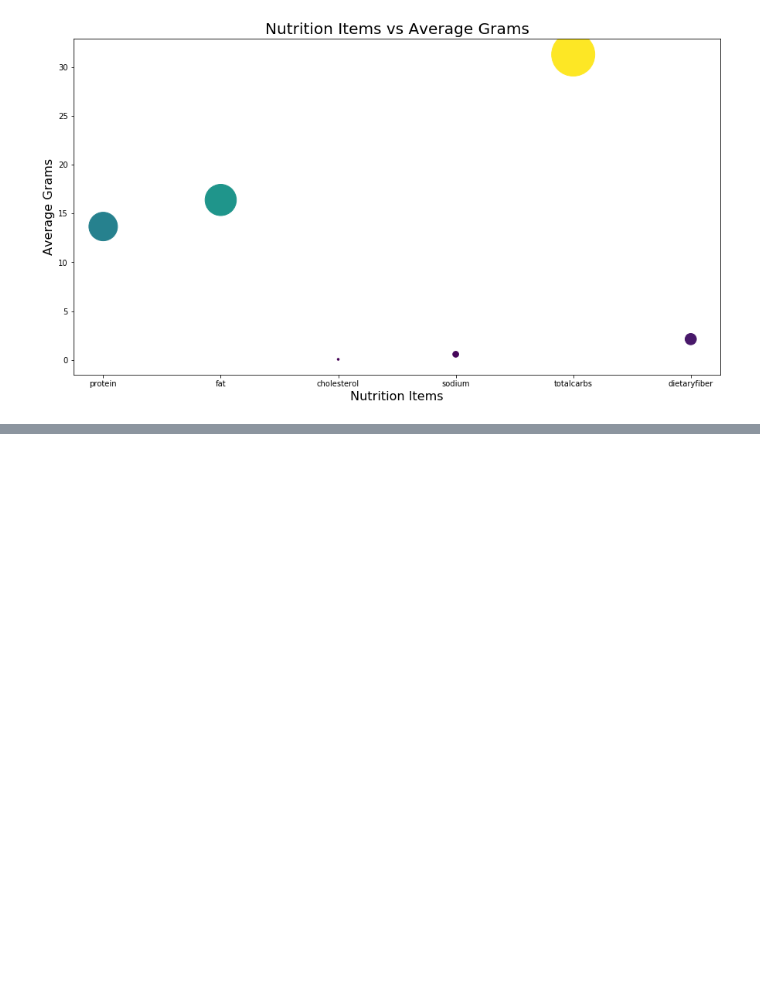
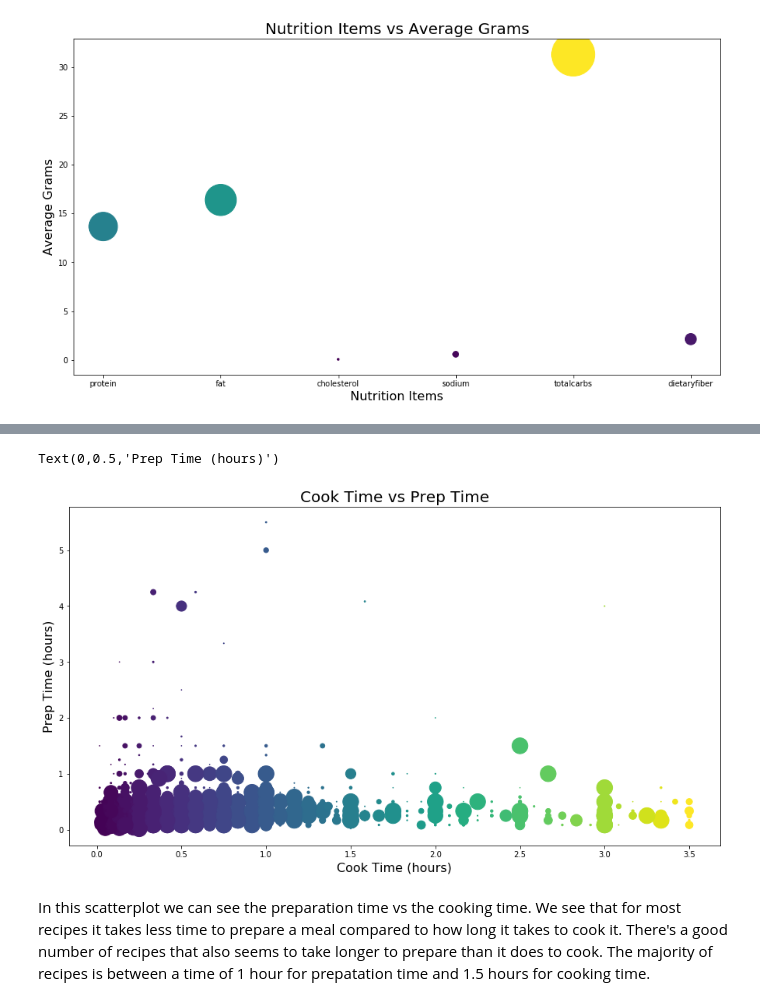
Before and after one commit to leonardoperrone/smart-recipes, a Jupyter notebook: Preprocessing.ipynb, the cells around one changed output, grey strips where cells are left out. Drawn from its saved outputs; the diff is of its cells as text; code cells hidden in the pictures; blank space fills up the shorter version.

```diff
--- a/Preprocessing.ipynb
+++ b/Preprocessing.ipynb
@@ -798,0 +804,19 @@ Text(0,0.5,'Average Grams')
+# %%
+from scipy import stats
+# Select only prep and cooking times
+prep_time_all_recipe = all_recipe_df[['name', 'cook_time', 'prep_time', 'total_time']].copy()
+# Drop duplicates adn drop name col
+prep_time_all_recipe = prep_time_all_recipe.drop_duplicates(subset='name')
+prep_time_all_recipe = prep_time_all_recipe.drop('name', axis=1)
+# Remove negative and null cols
+prep_time_all_recipe = prep_time_all_recipe[~(prep_time_all_recipe < 0)]
+prep_time_all_recipe = prep_time_all_recipe.dropna()
+prep_time_all_recipe = prep_time_all_recipe/60
+# Remove outliers with Z-score
+numeric_cols = prep_time_all_recipe.select_dtypes(include=[np.number]).columns
+z = prep_time_all_recipe[numeric_cols].apply(stats.zscore)
+
+prep_time = prep_time_all_recipe[(z < 1).all(axis=1)]
+
+
+prep_time.describe()
@@ -798,0 +833,14 @@ Text(0,0.5,'Average Grams')
+# %%
+# Scatterplot
+plt.figure(figsize=(15,8))
+plt.scatter(prep_time['cook_time'], prep_time['prep_time'], s=prep_time['cook_time'].value_counts()/2, c=prep_time['cook_time'])
+
+#assign labels and title
+plt.title('Cook Time vs Prep Time', fontsize=20)
+plt.xlabel('Cook Time (hours)', fontsize=16)
+plt.ylabel('Prep Time (hours)', fontsize=16)
+# %% [output]
+Text(0,0.5,'Prep Time (hours)')
+[figure, added]
+# %% [markdown]
+In this scatterplot we can see the preparation time vs the cooking time. We see that for most recipes it takes less time to prepare a meal compared to how long it takes to cook it. There's a good number of recipes that also seems to take longer to prepare than it does to cook. The majority of recipes is between a time of 1 hour for prepatation time and 1.5 hours for cooking time.
```
Also changed, not shown: parts of 5 cells of this notebook.
